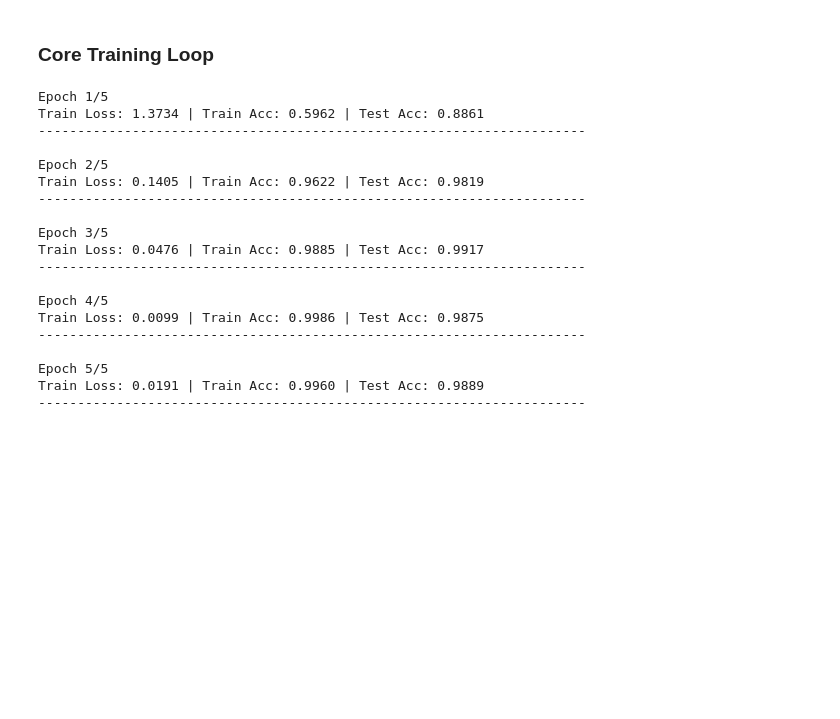
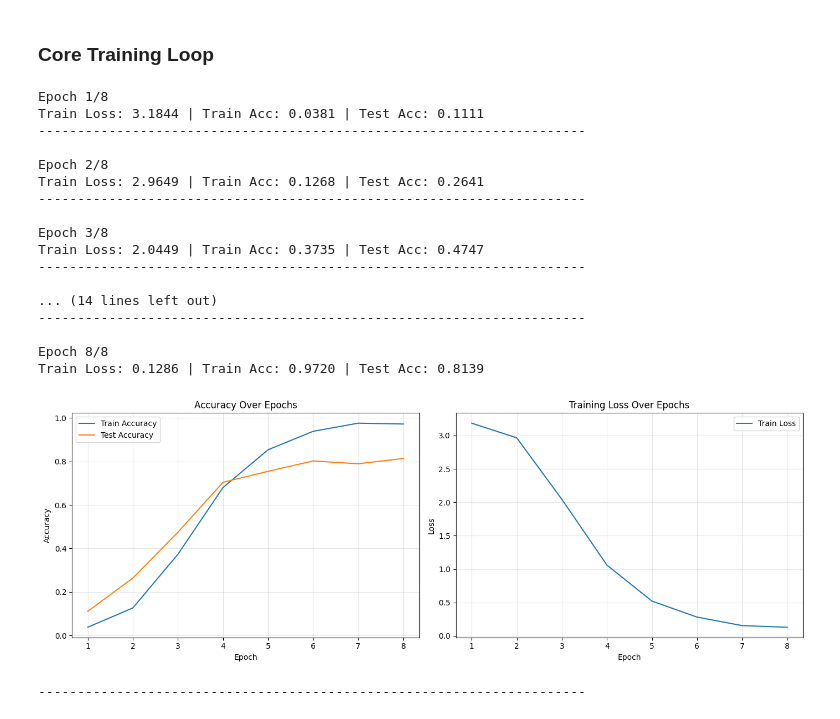
Before and after one commit to omavashia2005/ChromaLite, a Jupyter notebook: Scale_Classifier.ipynb, the cells around one changed output. Cells and saved outputs as stored; diff of their text form; code cells hidden in the pictures; blank space fills up the shorter version.

```diff
--- a/Scale_Classifier.ipynb
+++ b/Scale_Classifier.ipynb
@@ -92,7 +92,7 @@ class ChromaLite(nn.Module):
       nn.Flatten(),
       nn.Linear(7200, 128),
       nn.ReLU(),
-      nn.Dropout(0.3)
+      # nn.Dropout(0.30),
       nn.Linear(128, 24)
     )
 
@@ -101,6 +101,7 @@ class ChromaLite(nn.Module):
     x = self.conv1(x)
     x = F.relu(x)
     x = self.conv2(x)
+    x = F.relu(x)
     x = self.classification_layer(x)
     return x
 # %% [markdown]
@@ -259,40 +275,75 @@ def evaluate(model, data_loader, device):
     return correct / total
 
 def train(model, train_loader, test_loader, loss_fn, optimizer, device, epochs):
+    train_losses = []
+    train_accuracies = []
+    test_accuracies = []
+
     for epoch in range(epochs):
         print(f"\nEpoch {epoch+1}/{epochs}")
 
         train_loss, train_acc = train_single_epoch(model, train_loader, loss_fn, optimizer, device)
         test_acc = evaluate(model, test_loader, device)
 
+        train_losses.append(train_loss)
+        train_accuracies.append(train_acc)
+        test_accuracies.append(test_acc)
+
         print(f"Train Loss: {train_loss:.4f} | Train Acc: {train_acc:.4f} | Test Acc: {test_acc:.4f}")
+
+        if epoch == epochs - 1:
+          epochs_range = range(1, len(train_losses) + 1)
+
+          plt.figure(figsize=(14, 5))
+
+          # Accuracy plot
+          plt.subplot(1, 2, 1)
+          plt.plot(epochs_range, train_accuracies, label='Train Accuracy')
+          plt.plot(epochs_range, test_accuracies, label='Test Accuracy')
+          plt.title('Accuracy Over Epochs')
+          plt.xlabel('Epoch')
+          plt.ylabel('Accuracy')
+          plt.legend()
+          plt.grid(True, alpha=0.3)
+
+          # Loss plot
+          plt.subplot(1, 2, 2)
+          plt.plot(epochs_range, train_losses, label='Train Loss')
+          plt.title('Training Loss Over Epochs')
+          plt.xlabel('Epoch')
+          plt.ylabel('Loss')
+          plt.legend()
+          plt.grid(True, alpha=0.3)
+
+          plt.tight_layout()
+          plt.show()
         print("-" * 70)
 # %%
 import torch.nn as nn
 device = torch.device("cuda" if torch.cuda.is_available() else "cpu")
 model = ChromaLite().to(device)
 
 loss_fn = nn.CrossEntropyLoss()
 optimizer = torch.optim.Adam(model.parameters(), lr=0.001)
 
-train(model, train_loader, test_loader, loss_fn, optimizer, device, epochs=5)
+train(model, train_loader, test_loader, loss_fn, optimizer, device, epochs=8)
 # %% [output]
-Epoch 1/5
-Train Loss: 1.3734 | Train Acc: 0.5962 | Test Acc: 0.8861
+Epoch 1/8
+Train Loss: 3.1844 | Train Acc: 0.0381 | Test Acc: 0.1111
 ----------------------------------------------------------------------
 
-Epoch 2/5
-Train Loss: 0.1405 | Train Acc: 0.9622 | Test Acc: 0.9819
+Epoch 2/8
+Train Loss: 2.9649 | Train Acc: 0.1268 | Test Acc: 0.2641
 ----------------------------------------------------------------------
 
-Epoch 3/5
-Train Loss: 0.0476 | Train Acc: 0.9885 | Test Acc: 0.9917
+Epoch 3/8
+Train Loss: 2.0449 | Train Acc: 0.3735 | Test Acc: 0.4747
 ----------------------------------------------------------------------
 
-Epoch 4/5
-Train Loss: 0.0099 | Train Acc: 0.9986 | Test Acc: 0.9875
+... (14 lines left out)
 ----------------------------------------------------------------------
 
-Epoch 5/5
-Train Loss: 0.0191 | Train Acc: 0.9960 | Test Acc: 0.9889
-----------------------------------------------------------------------
+Epoch 8/8
+Train Loss: 0.1286 | Train Acc: 0.9720 | Test Acc: 0.8139
+[figure, added]
+----------------------------------------------------------------------
```
Also changed, not shown: parts of 2 cells of this notebook.
